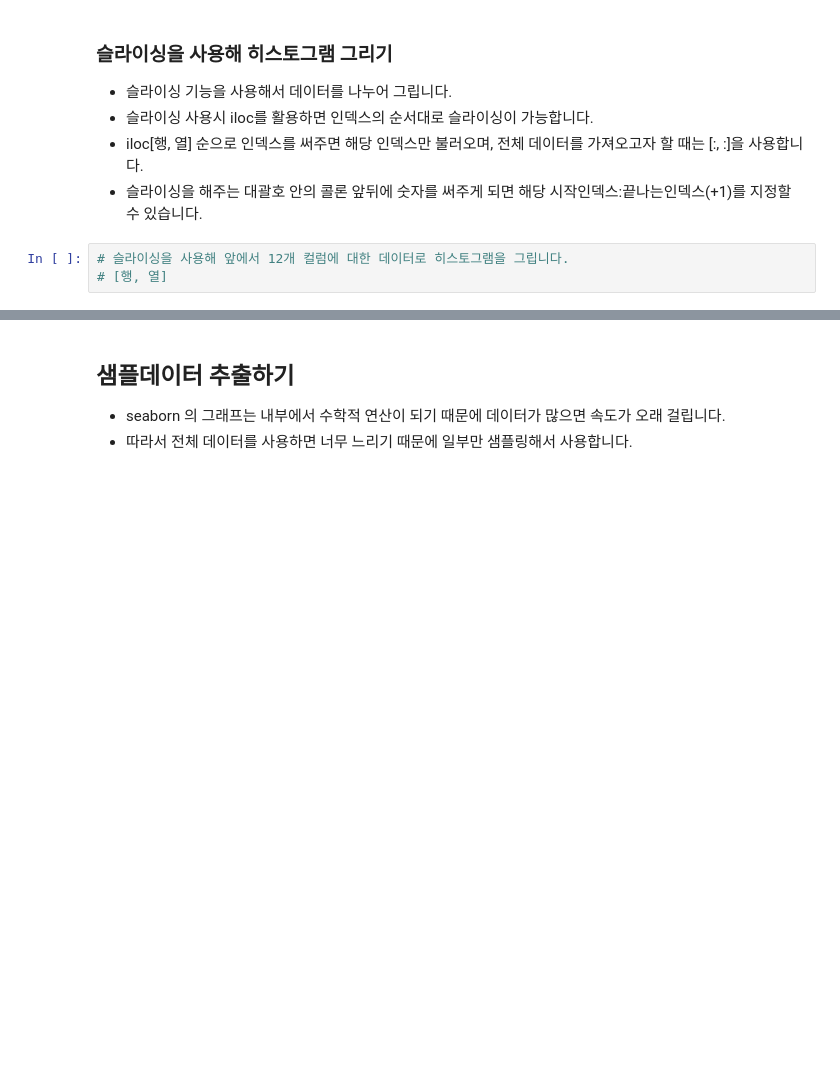
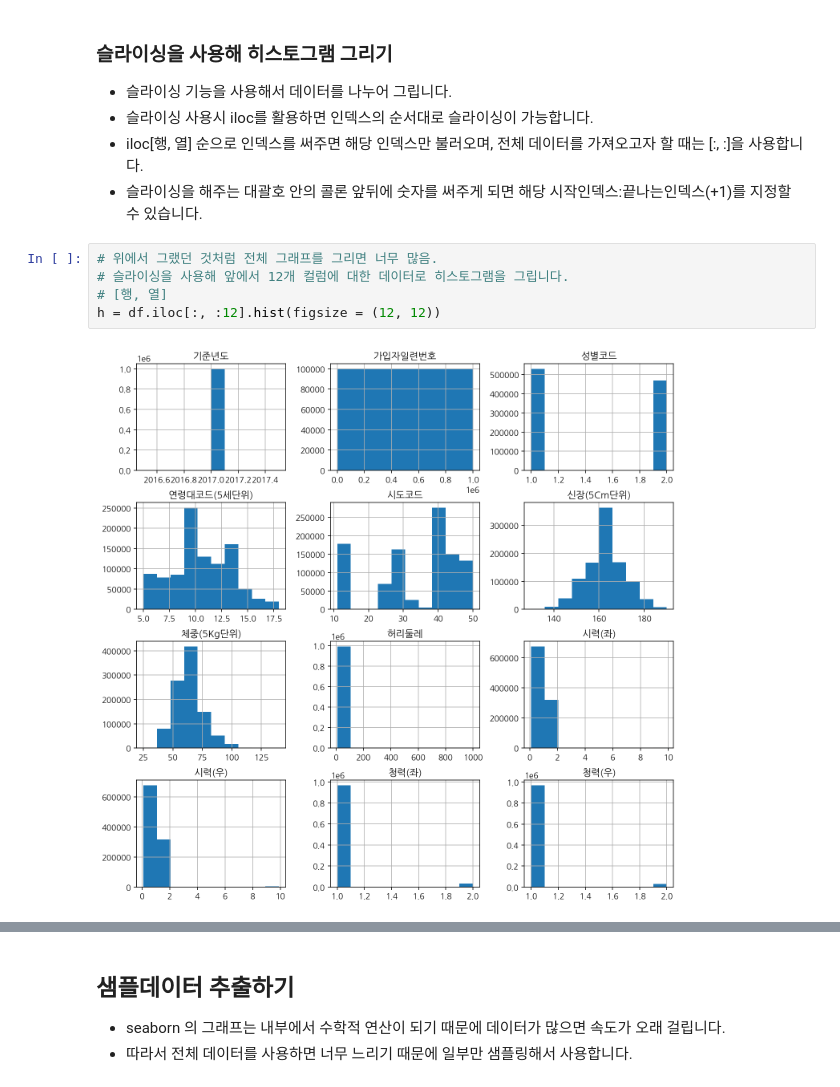
Before and after one commit to CamelGoong/DataScience_Practicing, a Jupyter notebook: [Boost]Analysis_2_Health_Analysis.ipynb, the cells around one changed output, grey strips where cells are left out. Cells and saved outputs as stored; diff of their text form; blank space fills up the shorter version.

```diff
--- a/[Boost]Analysis_2_Health_Analysis.ipynb
+++ b/[Boost]Analysis_2_Health_Analysis.ipynb
@@ -373,5 +377,9 @@ pd.pivot_table(data = df, index = ["성별코드", "음주여부"], values = "
 * iloc[행, 열] 순으로 인덱스를 써주면 해당 인덱스만 불러오며, 전체 데이터를 가져오고자 할 때는 [:, :]을 사용합니다.
 * 슬라이싱을 해주는 대괄호 안의 콜론 앞뒤에 숫자를 써주게 되면 해당 시작인덱스:끝나는인덱스(+1)를 지정할 수 있습니다.
 # %%
+# 위에서 그랬던 것처럼 전체 그래프를 그리면 너무 많음.
 # 슬라이싱을 사용해 앞에서 12개 컬럼에 대한 데이터로 히스토그램을 그립니다.
 # [행, 열]
+h = df.iloc[:, :12].hist(figsize = (12, 12))
+# %% [output]
+[figure, added]
```
Also changed, not shown: parts of 40 cells of this notebook.
